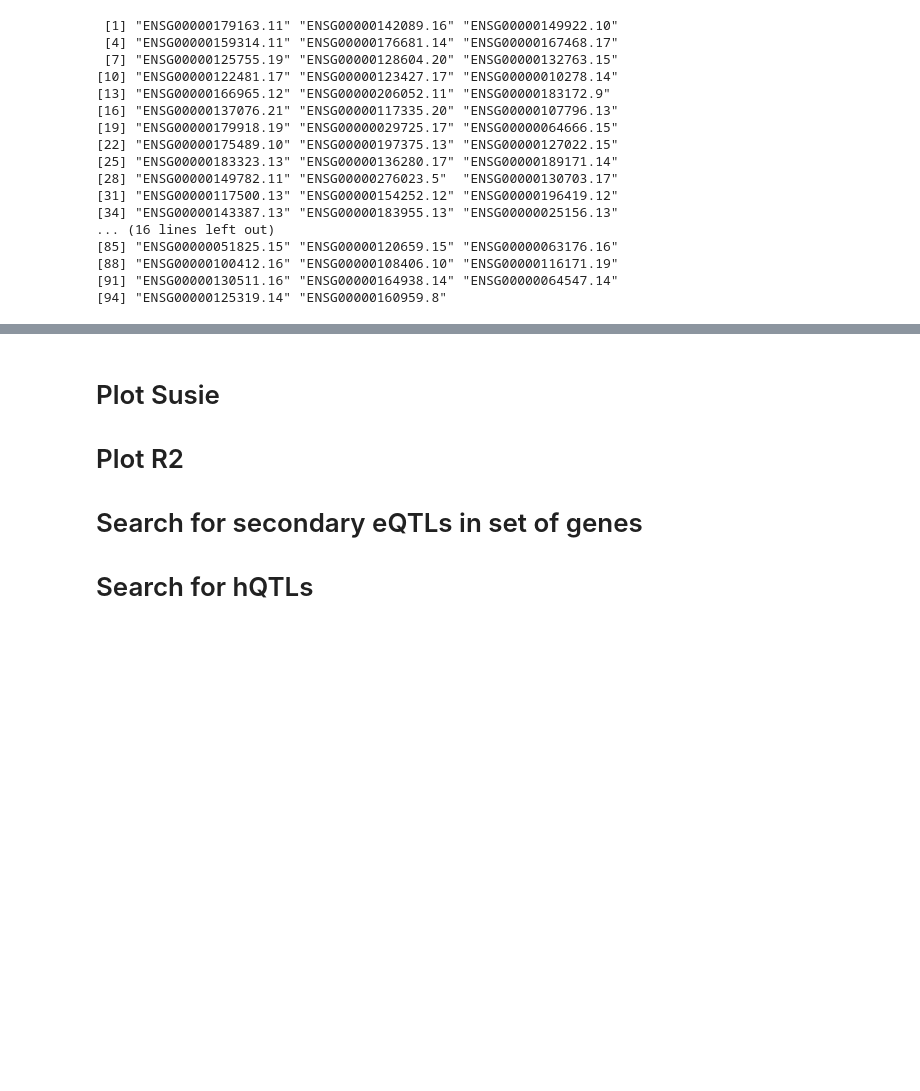
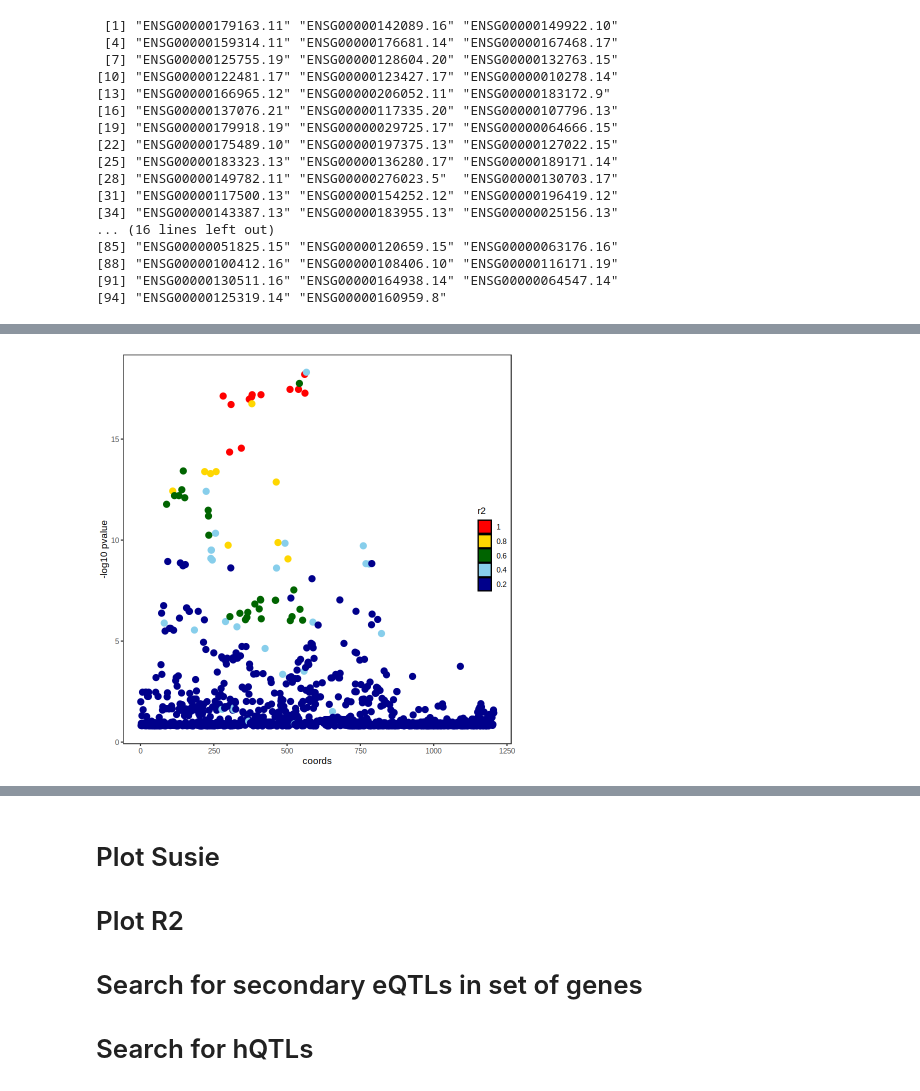
Before and after one commit to bfairkun/ChromatinSplicingQTLs, a Jupyter notebook: analysis/20230511_coloc_sQTLs_hQTLs_eQTLs_GWAS.ipynb, the cells around one changed output, grey strips where cells are left out. Saved outputs shown, nothing was run; the diff lists cells and outputs as text; code cells hidden in the pictures; blank space fills up the shorter version.

Commit message:
corrected fig1 panels

```diff
--- a/analysis/20230511_coloc_sQTLs_hQTLs_eQTLs_GWAS.ipynb
+++ b/analysis/20230511_coloc_sQTLs_hQTLs_eQTLs_GWAS.ipynb
@@ -331,0 +453,34 @@ HINT: For large R or large XtX, consider installing the Rfast package for better
+# %%
+library(ggplot2)
+library(gridExtra)
+
+color_pal <- c("darkblue", "skyblue", "darkgreen", "gold", "red")
+
+color_factor <- cut(df$z, breaks = c(0, 0.2, 0.4, 0.6, 0.8, Inf), labels = color_pal)
+
+scatterplot <- ggplot(df, aes(x = x, y = y, color = color_factor)) +
+  geom_point(size = 3) +
+  scale_color_manual(values = color_pal) +
+  xlab('coords') + ylab('-log10 pvalue') +
+  guides(color = FALSE) +
+  theme_bw() +
+  theme(panel.grid.major = element_blank(),
+        panel.grid.minor = element_blank())
+
+colors <- data.frame(color = c("red", "gold", "darkgreen", "skyblue", "darkblue"))
+
+squares <- ggplot(colors, aes(x = -1, y = -1, fill = color)) +
+  geom_rect(aes(ymin = -1, ymax = -2, xmin = 0.5, xmax = 1.5), color = "black") +
+  geom_rect(aes(ymin = -2, ymax = -3, xmin = 0.5, xmax = 1.5), color = "black") +
+  geom_rect(aes(ymin = -3, ymax = -4, xmin = 0.5, xmax = 1.5), color = "black") +
+  geom_rect(aes(ymin = -4, ymax = -5, xmin = 0.5, xmax = 1.5), color = "black") +
+  geom_rect(aes(ymin = -5, ymax = -6, xmin = 0.5, xmax = 1.5), color = "black") +
+  scale_fill_manual(values = colors$color, name = "r2", labels = c("1", "0.8", "0.6", "0.4", "0.2")) +
+  coord_fixed(ylim = c(5, 3), xlim = c(5, 1)) +
+  theme_void() +
+  theme(legend.position = c(0.95, 0.5))
+
+plot <- scatterplot + annotation_custom(ggplotGrob(squares), xmin = -Inf, xmax = Inf, ymin = -Inf, ymax = Inf)
+plot
+# %% [output]
+[figure, added]
```
Also changed, not shown: parts of 24 cells of this notebook, 3 other files.
